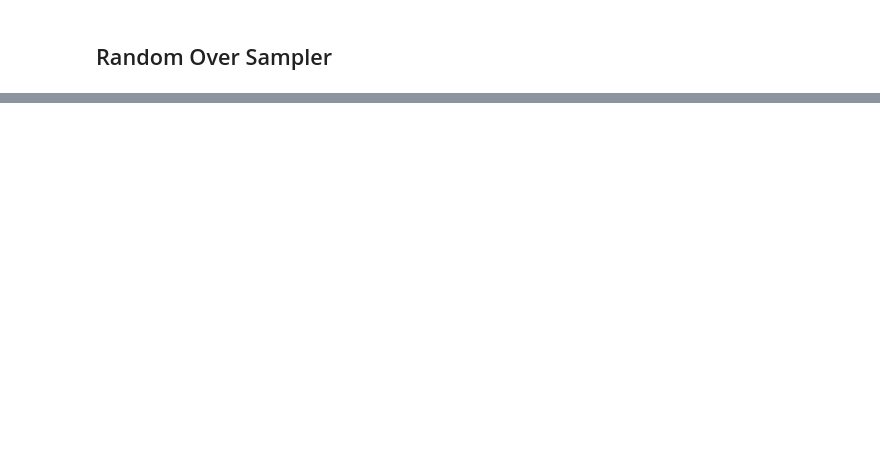
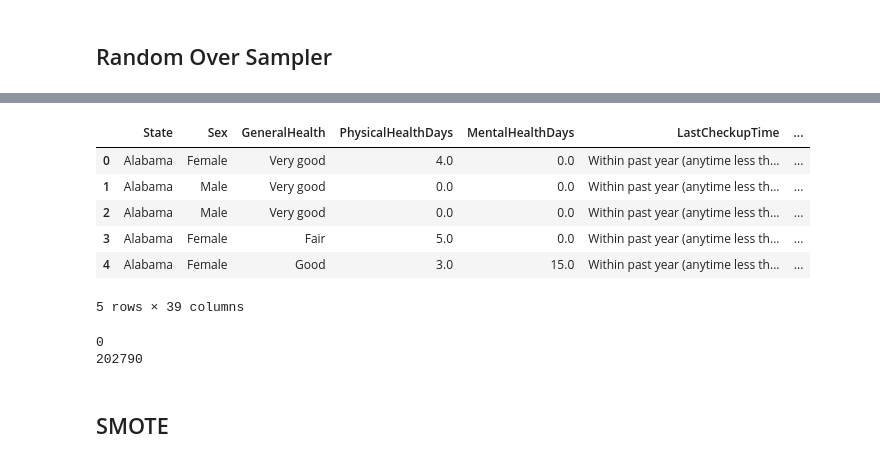
Before and after one commit to JaydenCJH/project_HD, a Jupyter notebook: EY_data_imbalance.ipynb, the cells around one changed output, grey strips where cells are left out. Saved outputs shown, nothing was run; the diff lists cells and outputs as text; code cells hidden in the pictures; blank space fills up the shorter version.

```diff
--- a/EY_data_imbalance.ipynb
+++ b/EY_data_imbalance.ipynb
@@ -45,0 +55,3 @@ sns.countplot(x = 'HeartDisease', data = data)
+# %%
+X = tmp.drop(['HadHeartAttack', 'HadAngina', 'HeartDisease'], axis = 1)
+y = tmp['HeartDisease']
@@ -46 +66,22 @@ sns.countplot(x = 'HeartDisease', data = data)
+# %%
+rosDF = pd.concat([X_ros, y_ros], axis = 1)
+rosDF.head()
+# %% [output]
+|  | State | Sex | GeneralHealth | PhysicalHealthDays | MentalHealthDays | LastCheckupTime | ... |
+| 0 | Alabama | Female | Very good | 4.0 | 0.0 | Within past year (anytime less th... | ... |
+| 1 | Alabama | Male | Very good | 0.0 | 0.0 | Within past year (anytime less th... | ... |
+| 2 | Alabama | Male | Very good | 0.0 | 0.0 | Within past year (anytime less th... | ... |
+| 3 | Alabama | Female | Fair | 5.0 | 0.0 | Within past year (anytime less th... | ... |
+| 4 | Alabama | Female | Good | 3.0 | 15.0 | Within past year (anytime less th... | ... |
+5 rows × 39 columns
+# %%
+tmp_yes = tmp[tmp['HeartDisease'] == 1]
+ros_yes = rosDF[rosDF['HeartDisease'] == 1]
+print(tmp_yes.duplicated().sum())
+print(ros_yes.duplicated().sum())
+# %% [output]
+0
+202790
+# %% [markdown]
+## SMOTE
 # %%
```
Also changed, not shown: parts of 31 cells of this notebook.
